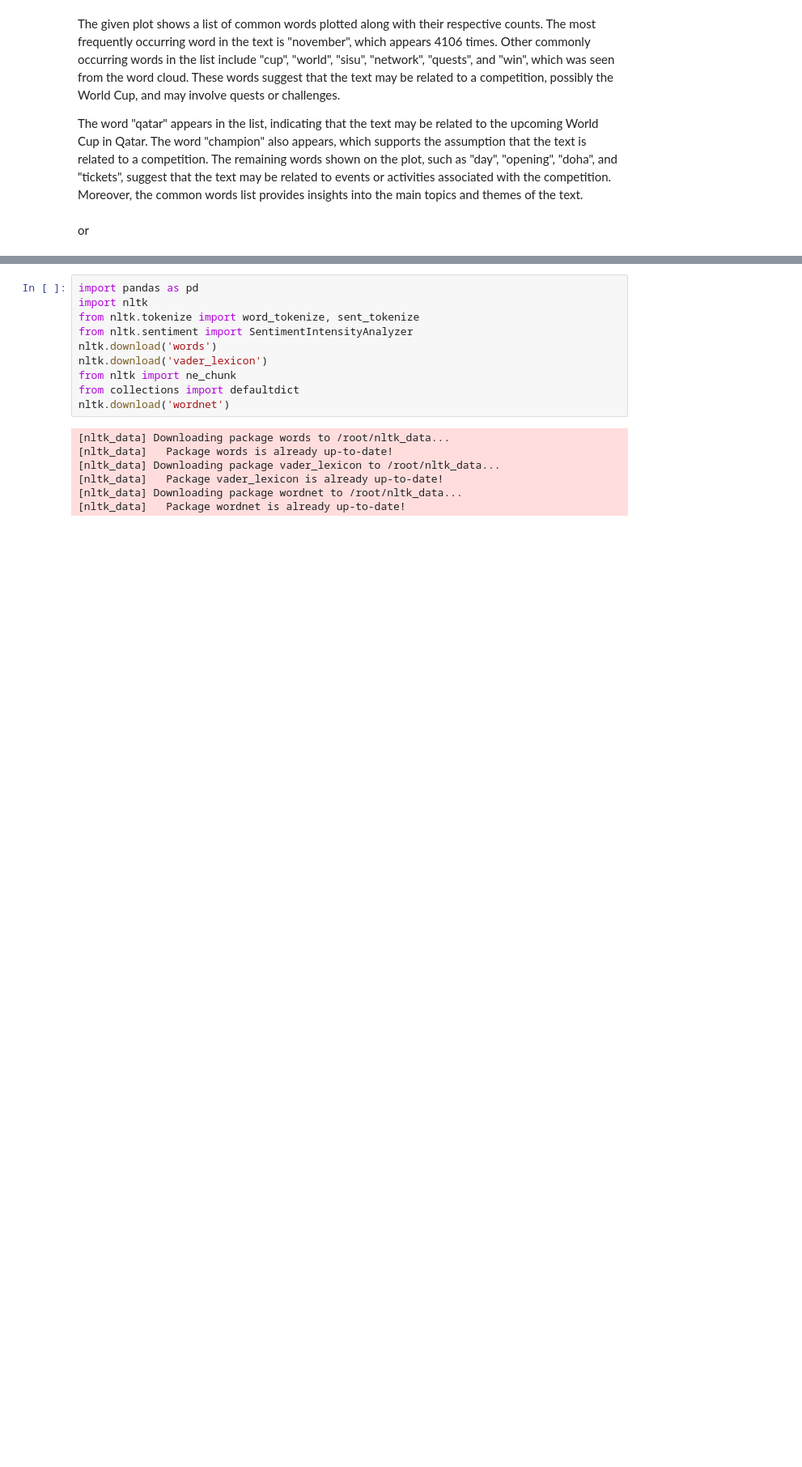
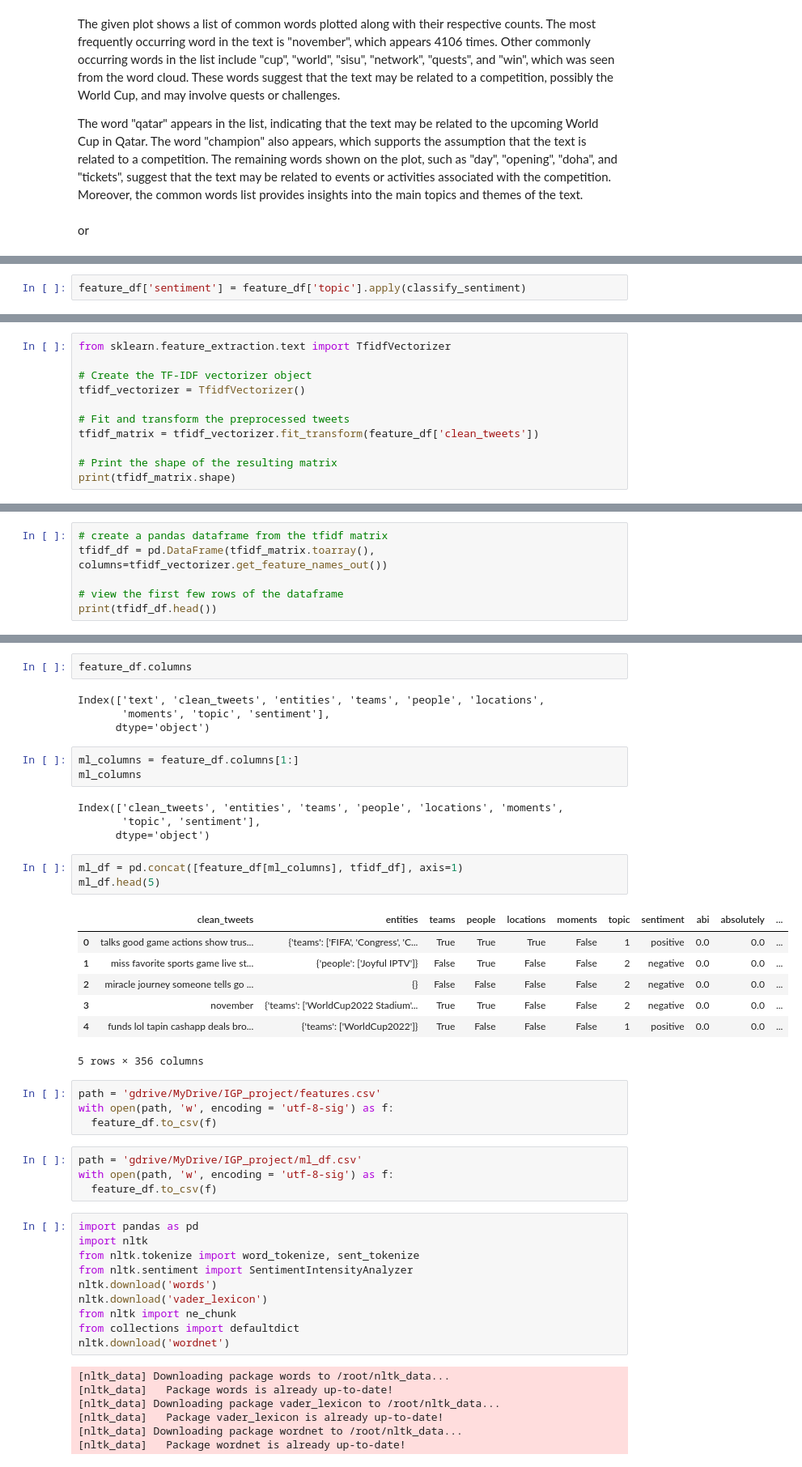
Before and after one commit to KSNW0710/sentimental_analysis, a Jupyter notebook: sentimental_analysis_project.ipynb, the cells around one changed output, grey strips where cells are left out. Shown at 81% size. Cells and saved outputs as stored; diff of their text form; blank space fills up the shorter version.

```diff
--- a/sentimental_analysis_project.ipynb
+++ b/sentimental_analysis_project.ipynb
@@ -457,0 +578,2 @@ df.head(3)
+# %%
+feature_df['sentiment'] = feature_df['topic'].apply(classify_sentiment)
@@ -457,0 +591,11 @@ df.head(3)
+# %%
+from sklearn.feature_extraction.text import TfidfVectorizer
+
+# Create the TF-IDF vectorizer object
+tfidf_vectorizer = TfidfVectorizer()
+
+# Fit and transform the preprocessed tweets
+tfidf_matrix = tfidf_vectorizer.fit_transform(feature_df['clean_tweets'])
+
+# Print the shape of the resulting matrix
+print(tfidf_matrix.shape)
@@ -457,0 +604,6 @@ df.head(3)
+# %%
+# create a pandas dataframe from the tfidf matrix
+tfidf_df = pd.DataFrame(tfidf_matrix.toarray(), columns=tfidf_vectorizer.get_feature_names_out())
+
+# view the first few rows of the dataframe
+print(tfidf_df.head())
@@ -458,3 +628,35 @@ df.head(3)
+# %%
+feature_df.columns
+# %% [output]
+Index(['text', 'clean_tweets', 'entities', 'teams', 'people', 'locations',
+       'moments', 'topic', 'sentiment'],
+      dtype='object')
+# %%
+ml_columns = feature_df.columns[1:]
+ml_columns
+# %% [output]
+Index(['clean_tweets', 'entities', 'teams', 'people', 'locations', 'moments',
+       'topic', 'sentiment'],
+      dtype='object')
+# %%
+ml_df = pd.concat([feature_df[ml_columns], tfidf_df], axis=1)
+ml_df.head(5)
+# %% [output]
+|  | clean_tweets | entities | teams | people | locations | moments | topic | sentiment | abi | absolutely | ... |
+| 0 | talks good game actions show trus... | {'teams': ['FIFA', 'Congress', 'C... | True | True | True | False | 1 | positive | 0.0 | 0.0 | ... |
+| 1 | miss favorite sports game live st... | {'people': ['Joyful IPTV']} | False | True | False | False | 2 | negative | 0.0 | 0.0 | ... |
+| 2 | miracle journey someone tells go ... | {} | False | False | False | False | 2 | negative | 0.0 | 0.0 | ... |
+| 3 | november | {'teams': ['WorldCup2022 Stadium'... | True | True | False | False | 2 | negative | 0.0 | 0.0 | ... |
+| 4 | funds lol tapin cashapp deals bro... | {'teams': ['WorldCup2022']} | True | False | False | False | 1 | positive | 0.0 | 0.0 | ... |
+5 rows × 356 columns
+# %%
+path = 'gdrive/MyDrive/IGP_project/features.csv'
+with open(path, 'w', encoding = 'utf-8-sig') as f:
+  feature_df.to_csv(f)
+# %%
+path = 'gdrive/MyDrive/IGP_project/ml_df.csv'
+with open(path, 'w', encoding = 'utf-8-sig') as f:
+  feature_df.to_csv(f)
 # %%
 import pandas as pd
 import nltk
```
Also changed, not shown: parts of 41 cells of this notebook.
